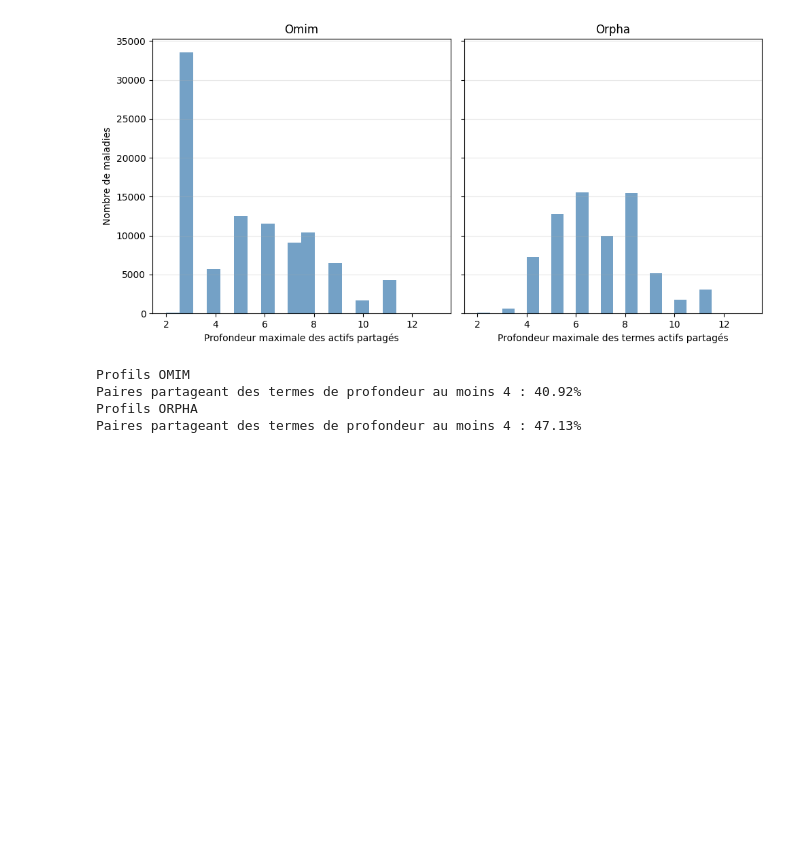
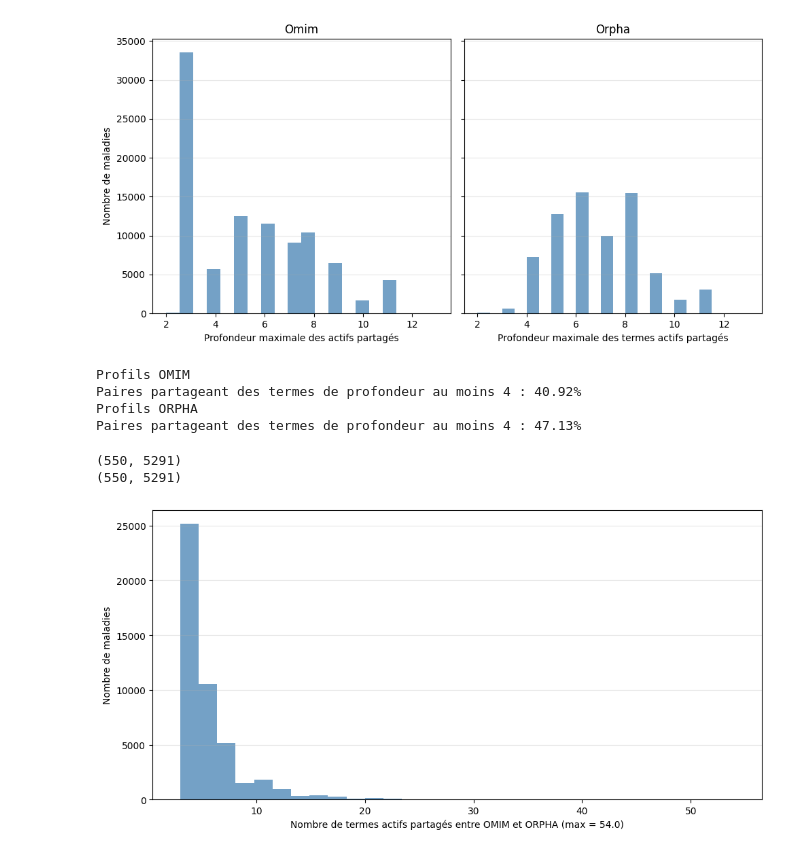
Before and after one commit to averniere/OT_simulation_maladies, a Jupyter notebook: Embeddings/statistiques_descriptives.ipynb, the cells around one changed output. Cells and saved outputs as stored; diff of their text form; code cells hidden in the pictures; blank space fills up the shorter version.

```diff
--- a/Embeddings/statistiques_descriptives.ipynb
+++ b/Embeddings/statistiques_descriptives.ipynb
@@ -210,3 +210,47 @@ Profils OMIM
 Paires partageant des termes de profondeur au moins 4 : 40.92%
 Profils ORPHA
 Paires partageant des termes de profondeur au moins 4 : 47.13%
+# %%
+def shared_active_terms_inter(df_omim, df_orpha):
+    def get_active_matrix(df, all_terms):
+        df_reset = df.reset_index(drop=True)
+        n = df_reset.shape[0]
+
+        #all_terms = sorted(set(t for terms in df_reset['list active terms'] for t in terms))
+        term_to_idx = {t: i for i, t in enumerate(all_terms)}
+        p = len(all_terms)
+
+        M = np.zeros((n, p), dtype=np.float32)
+        for i, row in df_reset.iterrows():
+            for t in row['list active terms']:
+                M[i, term_to_idx[t]] = 1.0
+        return M, term_to_idx
+    all_terms = sorted(set(
+        t for df in [df_omim.reset_index(drop=True), df_orpha.reset_index(drop=True)]
+        for terms in df['list active terms'] for t in terms))
+    M0, t2id = get_active_matrix(df_omim, all_terms)
+    M1, _ = get_active_matrix(df_orpha, all_terms)
+    print(M0.shape)
+    print(M1.shape)
+
+    shared = (M0 @ M1.T).astype(np.float32)
+    return shared, t2id
+
+shared_matrix_inter, t2id = shared_active_terms_inter(df_omim, df_orpha)
+# %% [output]
+(550, 5291)
+(550, 5291)
+# %%
+fig, ax = plt.subplots(figsize=(10, 5))
+
+ax
+sns.histplot(shared_matrix_inter[shared_matrix_inter > 2].ravel(), bins=30, ax=ax, color='steelblue', edgecolor='none')
+
+ax.set_xlabel(f"Nombre de termes actifs partagés entre OMIM et ORPHA (max = {np.max(shared_matrix_inter)})")
+ax.set_ylabel("Nombre de maladies")
+ax.grid(axis='y', alpha=0.3)
+
+plt.tight_layout()
+plt.show()
+# %% [output]
+[figure, added]
```
Also changed, not shown: parts of 4 cells of this notebook, 4 other files.
